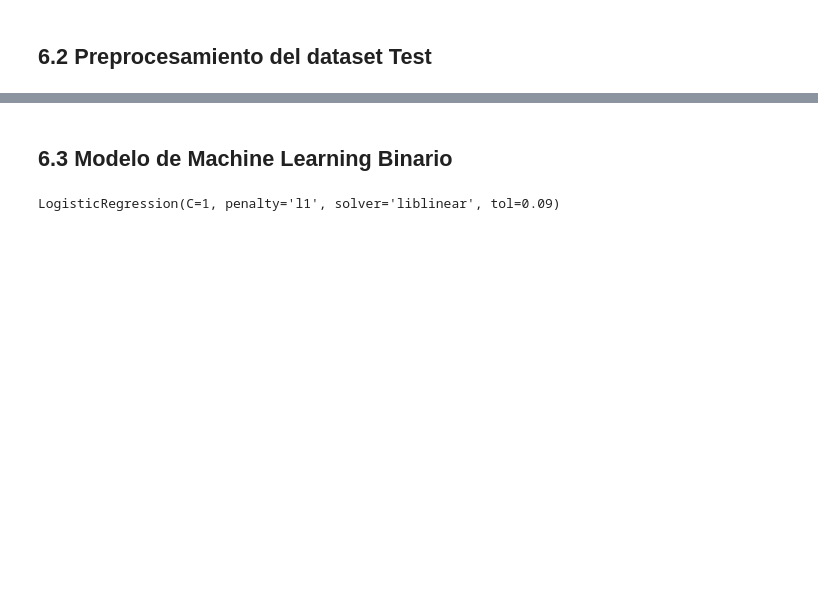
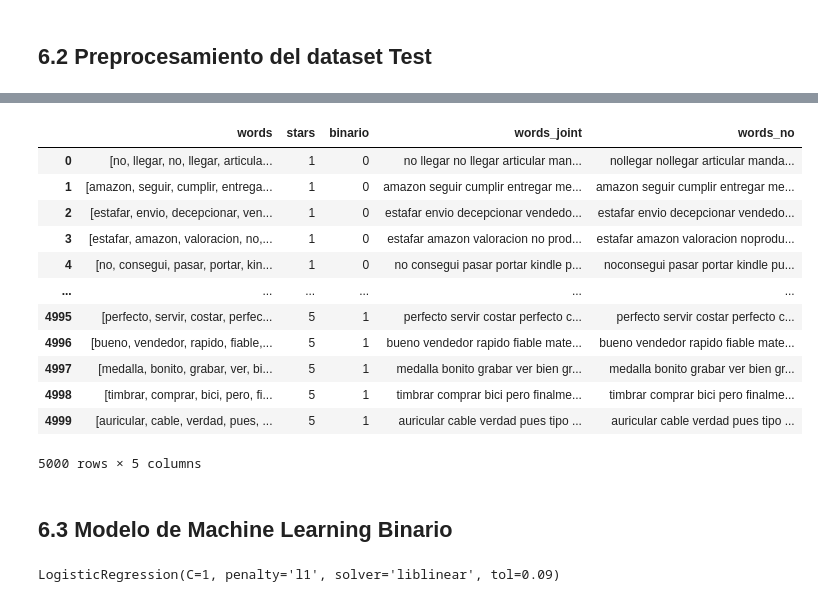
Before and after one commit to valeriaortizl/amazon_ratings_prediction, a Jupyter notebook: DS_Proyecto_03_NLP_v2.ipynb, the cells around one changed output, grey strips where cells are left out. Cells and saved outputs as stored; diff of their text form; code cells hidden in the pictures; blank space fills up the shorter version.

```diff
--- a/DS_Proyecto_03_NLP_v2.ipynb
+++ b/DS_Proyecto_03_NLP_v2.ipynb
@@ -1348,4 +1366,20 @@ train_token
 20000 rows × 5 columns
+# %%
+test_token
+# %% [output]
+|  | words | stars | binario | words_joint | words_no |
+| 0 | [no, llegar, no, llegar, articula... | 1 | 0 | no llegar no llegar articular man... | nollegar nollegar articular manda... |
+| 1 | [amazon, seguir, cumplir, entrega... | 1 | 0 | amazon seguir cumplir entregar me... | amazon seguir cumplir entregar me... |
+| 2 | [estafar, envio, decepcionar, ven... | 1 | 0 | estafar envio decepcionar vendedo... | estafar envio decepcionar vendedo... |
+| 3 | [estafar, amazon, valoracion, no,... | 1 | 0 | estafar amazon valoracion no prod... | estafar amazon valoracion noprodu... |
+| 4 | [no, consegui, pasar, portar, kin... | 1 | 0 | no consegui pasar portar kindle p... | noconsegui pasar portar kindle pu... |
+| ... | ... | ... | ... | ... | ... |
+| 4995 | [perfecto, servir, costar, perfec... | 5 | 1 | perfecto servir costar perfecto c... | perfecto servir costar perfecto c... |
+| 4996 | [bueno, vendedor, rapido, fiable,... | 5 | 1 | bueno vendedor rapido fiable mate... | bueno vendedor rapido fiable mate... |
+| 4997 | [medalla, bonito, grabar, ver, bi... | 5 | 1 | medalla bonito grabar ver bien gr... | medalla bonito grabar ver bien gr... |
+| 4998 | [timbrar, comprar, bici, pero, fi... | 5 | 1 | timbrar comprar bici pero finalme... | timbrar comprar bici pero finalme... |
+| 4999 | [auricular, cable, verdad, pues, ... | 5 | 1 | auricular cable verdad pues tipo ... | auricular cable verdad pues tipo ... |
+5000 rows × 5 columns
 # %%
 data = pd.concat([train_token.words_no, test_token.words_no])
 # %%
```
Also changed, not shown: parts of 60 cells of this notebook.
